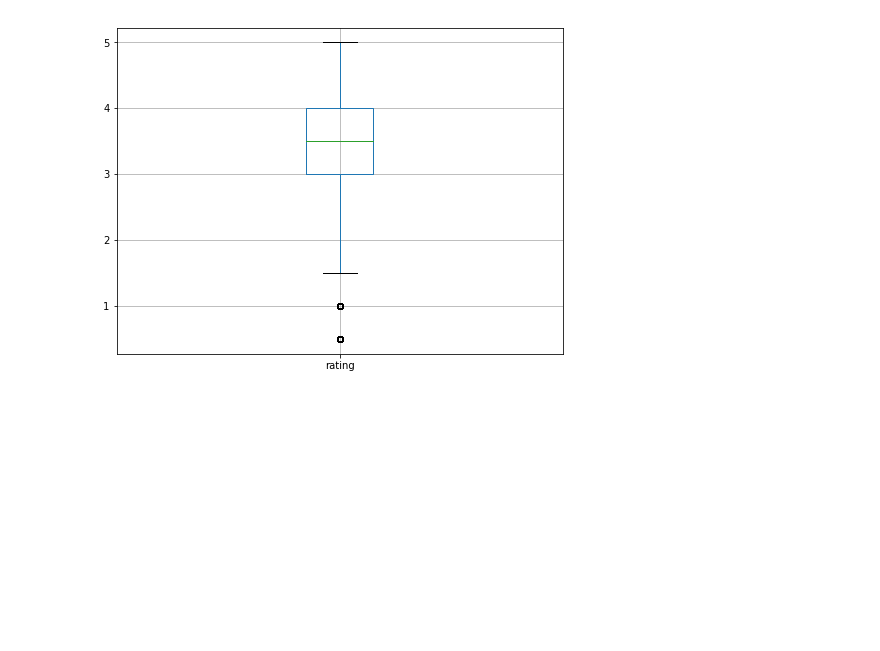
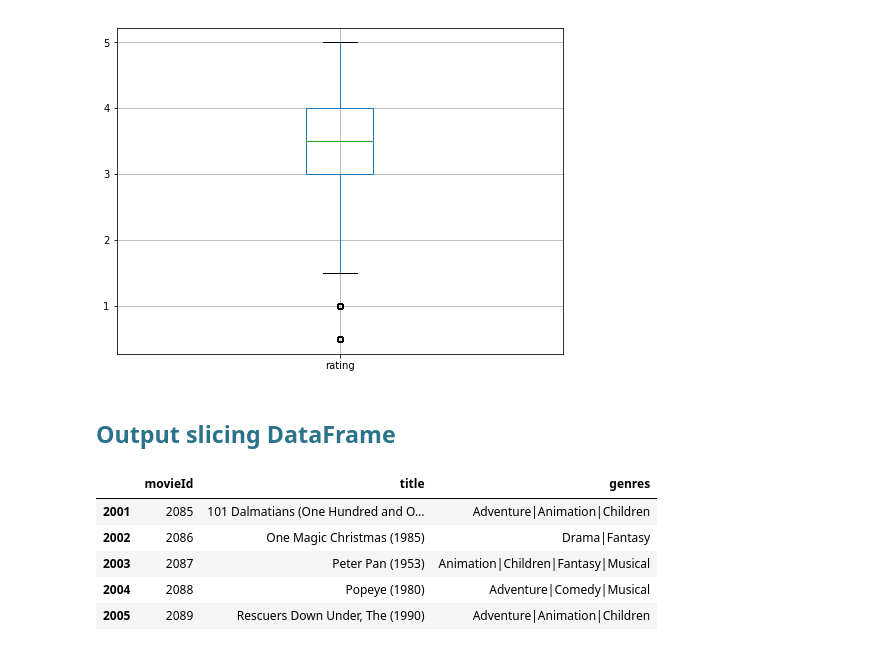
Before and after one commit to dmsergio/data-science-examples, a Jupyter notebook: movielens/movielens.ipynb, the cells around one changed output. Saved outputs shown, nothing was run; the diff lists cells and outputs as text; code cells hidden in the pictures; blank space fills up the shorter version.

```diff
--- a/movielens/movielens.ipynb
+++ b/movielens/movielens.ipynb
@@ -223,3 +223,15 @@ ratings.boxplot(column='rating', figsize=(8, 6))
 # %% [output]
 <matplotlib.axes._subplots.AxesSubplot at 0x...>
 [figure]
+# %% [markdown]
+<h2 style="color: #2A738B;">Output slicing DataFrame</h2>
+# %%
+# output rows between index 2001 (inclusive) and 2006 (exclusive)
+movies[2001:2006]
+# %% [output]
+|  | movieId | title | genres |
+| 2001 | 2085 | 101 Dalmatians (One Hundred and O... | Adventure|Animation|Children |
+| 2002 | 2086 | One Magic Christmas (1985) | Drama|Fantasy |
+| 2003 | 2087 | Peter Pan (1953) | Animation|Children|Fantasy|Musical |
+| 2004 | 2088 | Popeye (1980) | Adventure|Comedy|Musical |
+| 2005 | 2089 | Rescuers Down Under, The (1990) | Adventure|Animation|Children |
```
Also changed, not shown: parts of 9 cells of this notebook.
